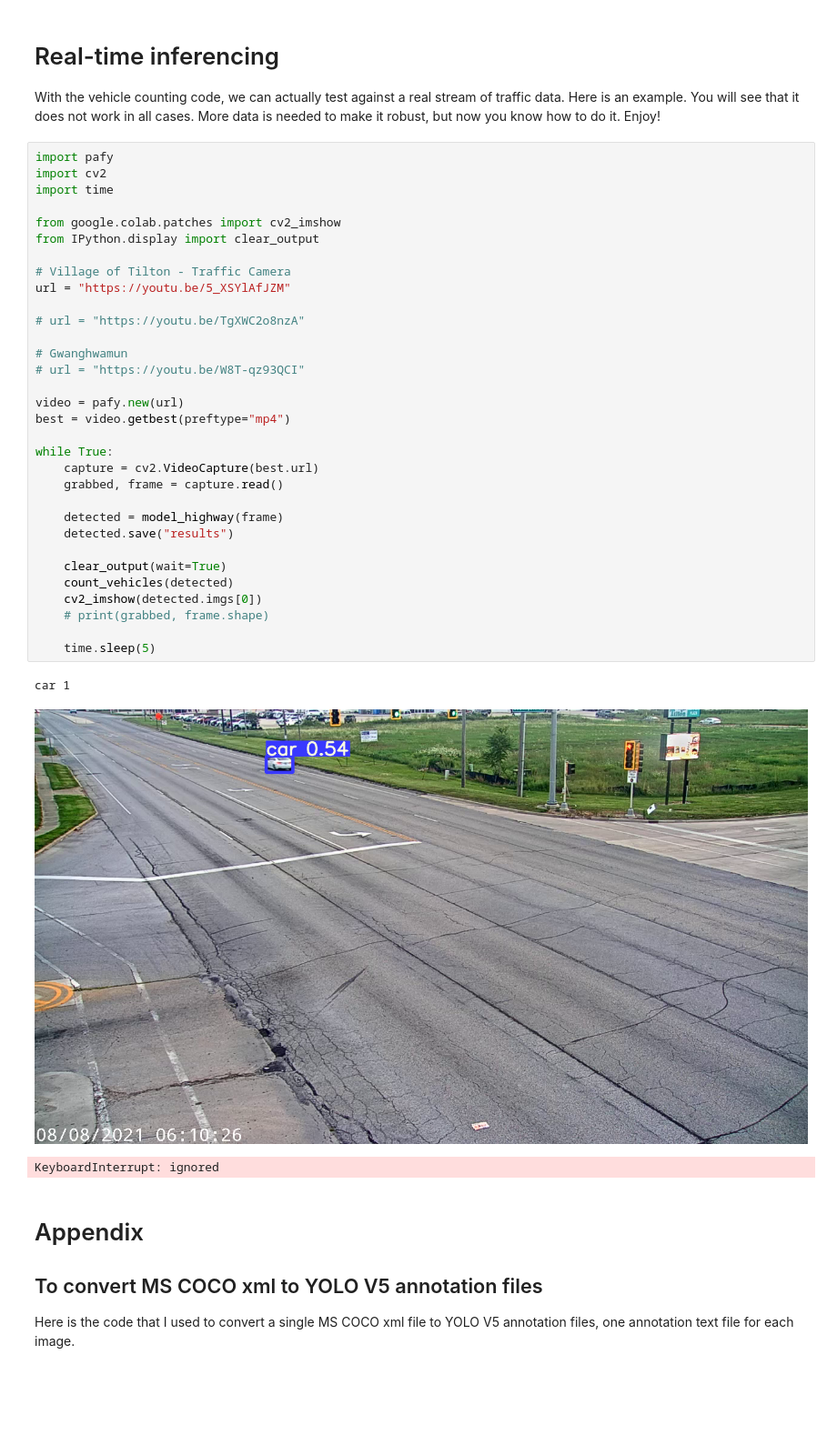
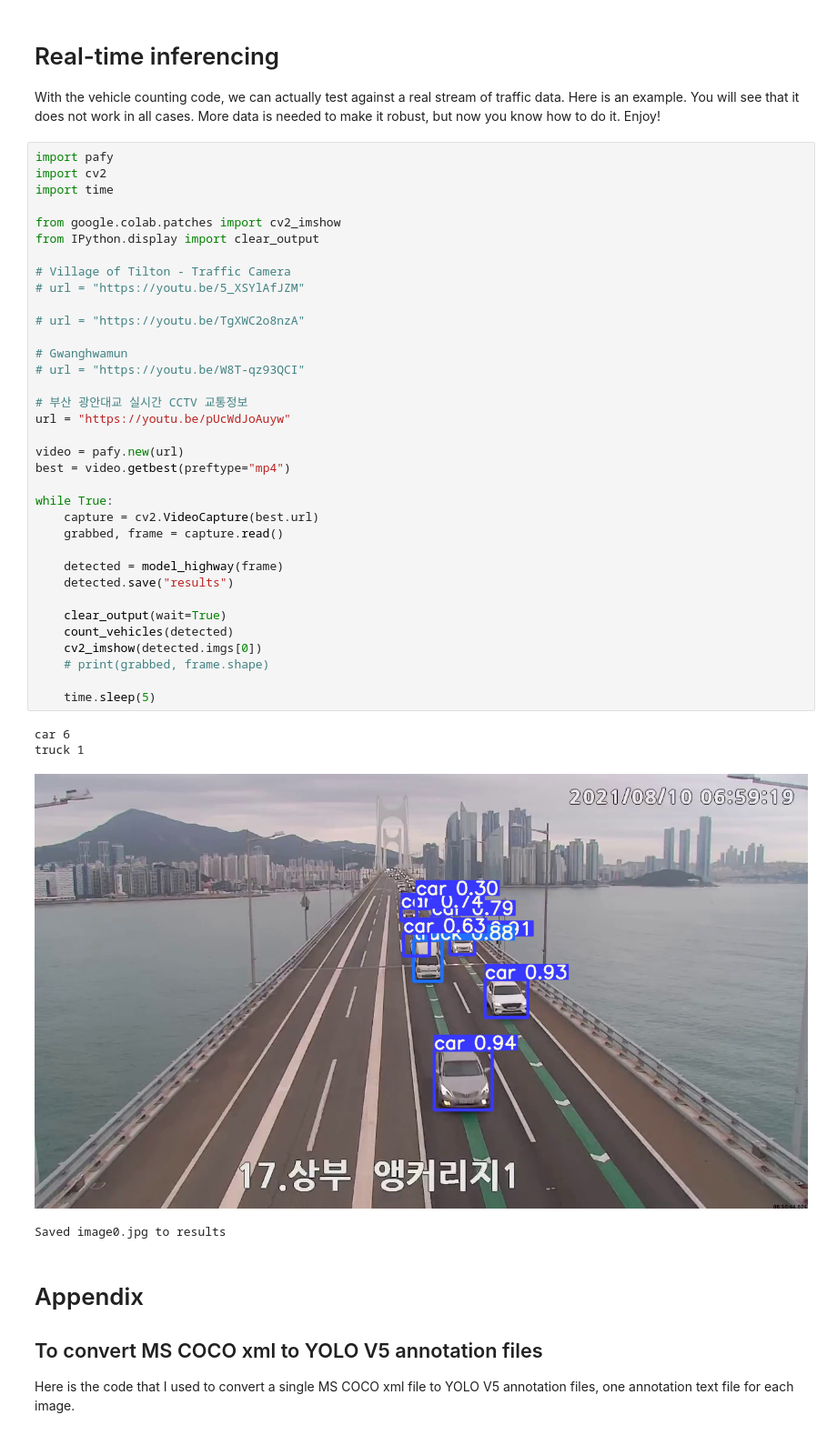
Before and after one commit to changsin/DLTrafficCounter, a Jupyter notebook: notebooks/traffic_counter_yolov5.ipynb, the cells around one changed output. Shown at 91% size. Drawn from its saved outputs; the diff is of its cells as text; blank space fills up the shorter version.

```diff
--- a/notebooks/traffic_counter_yolov5.ipynb
+++ b/notebooks/traffic_counter_yolov5.ipynb
@@ -610,37 +632,41 @@ import pafy
 import cv2
 import time
 
 from google.colab.patches import cv2_imshow
 from IPython.display import clear_output
 
 # Village of Tilton - Traffic Camera
-url = "https://youtu.be/5_XSYlAfJZM"
+# url = "https://youtu.be/5_XSYlAfJZM"
 
 # url = "https://youtu.be/TgXWC2o8nzA"
 
 # Gwanghwamun
 # url = "https://youtu.be/W8T-qz93QCI"
+
+# 부산 광안대교 실시간 CCTV 교통정보
+url = "https://youtu.be/pUcWdJoAuyw"
 
 video = pafy.new(url)
 best = video.getbest(preftype="mp4")
 
 while True:
     capture = cv2.VideoCapture(best.url)
     grabbed, frame = capture.read()
 
     detected = model_highway(frame)
     detected.save("results")
 
     clear_output(wait=True)
     count_vehicles(detected)
     cv2_imshow(detected.imgs[0])
     # print(grabbed, frame.shape)
 
     time.sleep(5)
 # %% [output]
-car 1
+car 6
+truck 1
-[figure, old version]
+[figure, new version]
-KeyboardInterrupt: ignored
+Saved image0.jpg to results
 # %% [markdown]
 # Appendix
 ## To convert MS COCO xml to YOLO V5 annotation files
```
Also changed, not shown: parts of 5 cells of this notebook.
